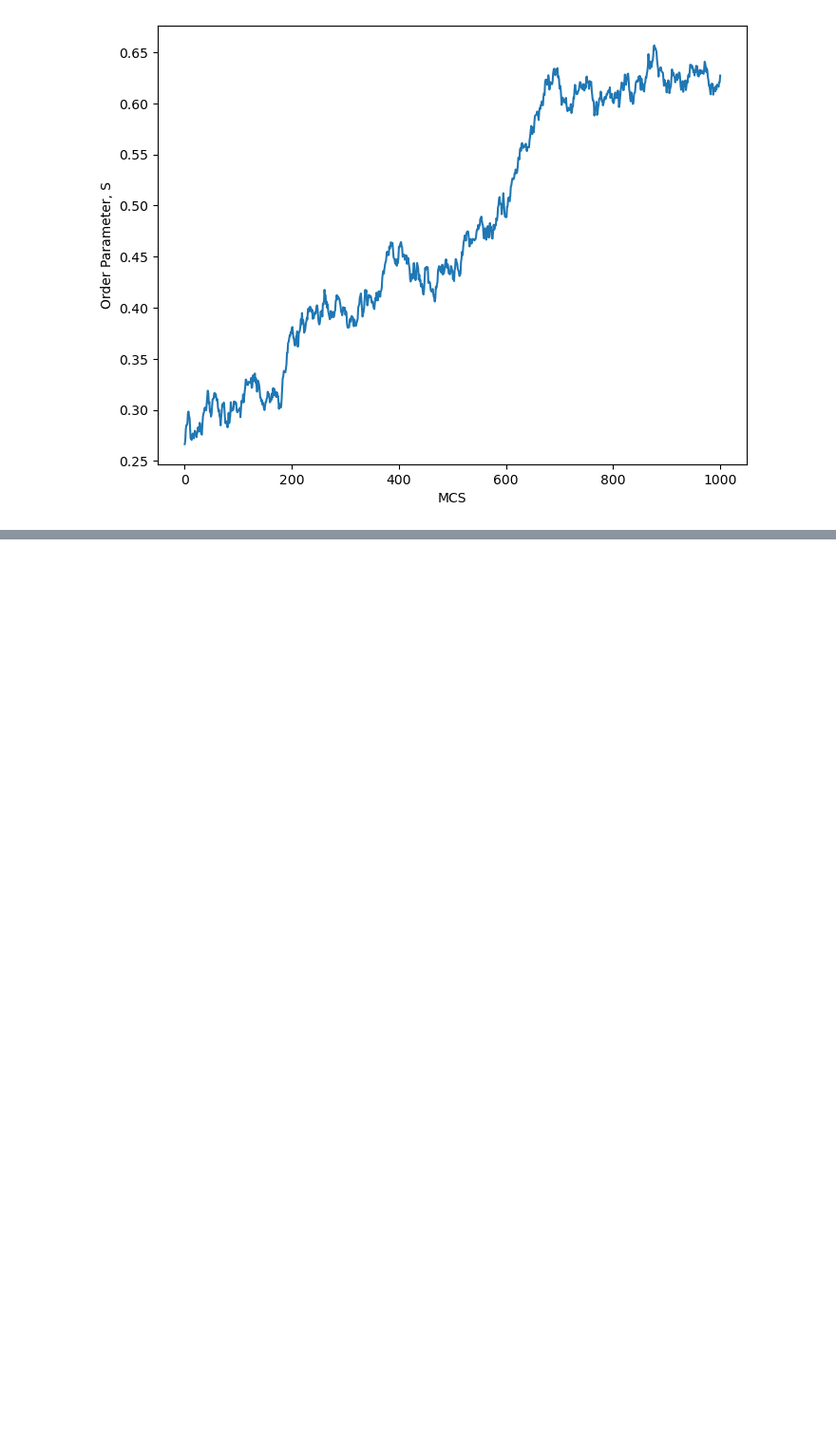
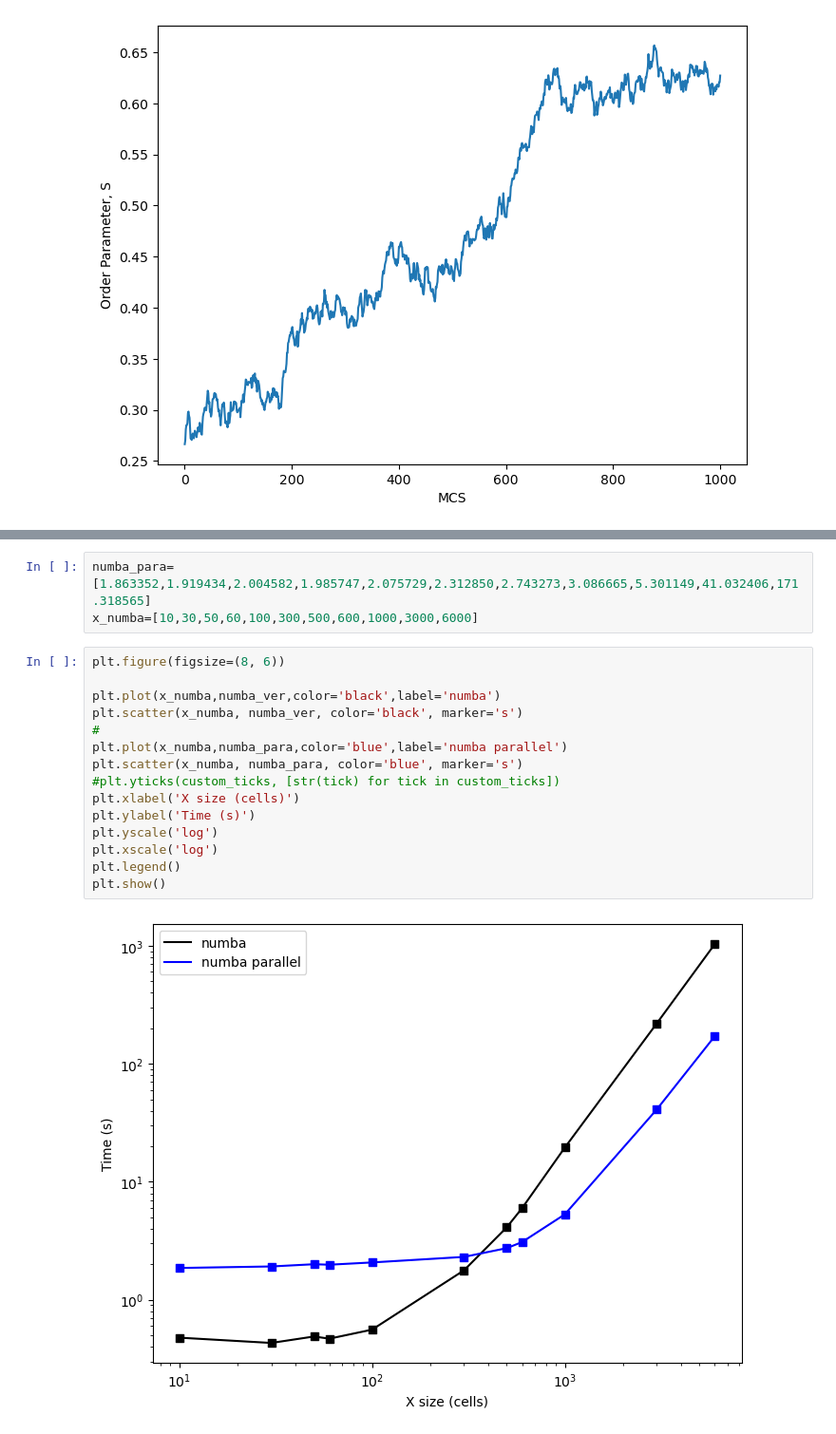
Before and after one commit to yujuan11/seproject1, a Jupyter notebook: plotfigures.ipynb, the cells around one changed output, grey strips where cells are left out. Shown at 95% size. Drawn from its saved outputs; the diff is of its cells as text; blank space fills up the shorter version.

```diff
--- a/plotfigures.ipynb
+++ b/plotfigures.ipynb
@@ -53,0 +121,20 @@ plt.show()
+# %%
+numba_para=[1.863352,1.919434,2.004582,1.985747,2.075729,2.312850,2.743273,3.086665,5.301149,41.032406,171.318565]
+x_numba=[10,30,50,60,100,300,500,600,1000,3000,6000]
+# %%
+plt.figure(figsize=(8, 6))
+
+plt.plot(x_numba,numba_ver,color='black',label='numba')
+plt.scatter(x_numba, numba_ver, color='black', marker='s')
+#
+plt.plot(x_numba,numba_para,color='blue',label='numba parallel')
+plt.scatter(x_numba, numba_para, color='blue', marker='s')
+#plt.yticks(custom_ticks, [str(tick) for tick in custom_ticks])
+plt.xlabel('X size (cells)')
+plt.ylabel('Time (s)')
+plt.yscale('log')
+plt.xscale('log')
+plt.legend()
+plt.show()
+# %% [output]
+[figure, added]
```
Also changed, not shown: parts of 9 cells of this notebook, 3 other files.
